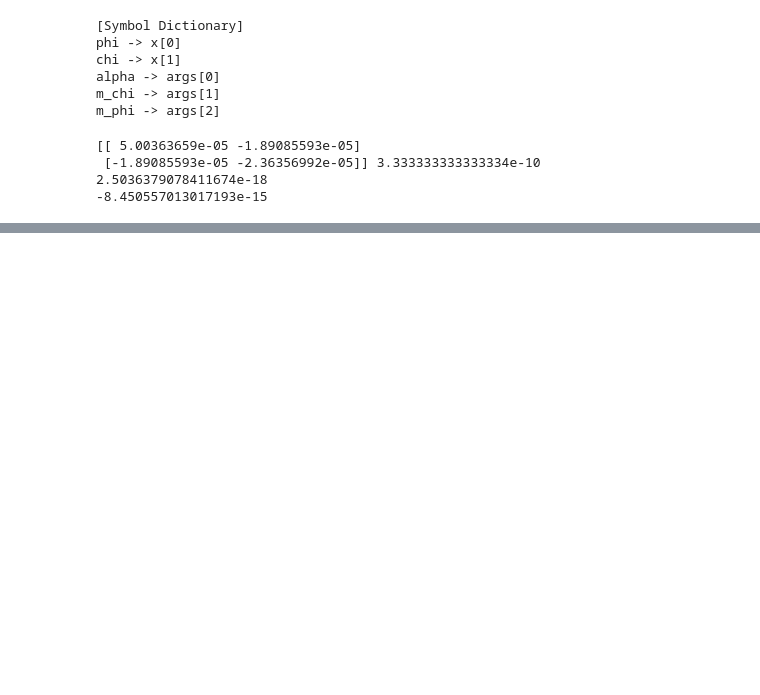
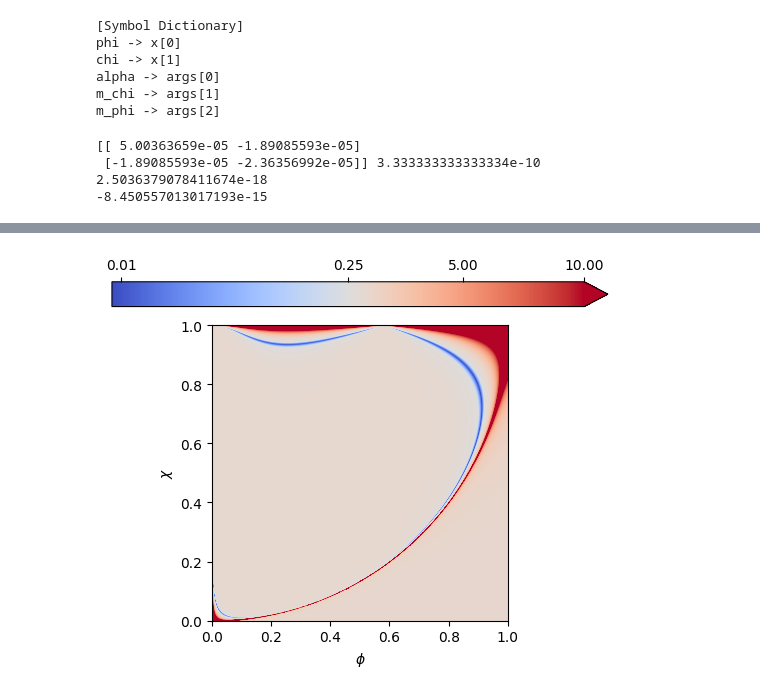
Before and after one commit to smups/inflatox, a Jupyter notebook: notebooks/angular_inf.ipynb, the cells around one changed output, grey strips where cells are left out. Saved outputs shown, nothing was run; the diff lists cells and outputs as text; code cells hidden in the pictures; blank space fills up the shorter version.

```diff
--- a/notebooks/angular_inf.ipynb
+++ b/notebooks/angular_inf.ipynb
@@ -117,22 +117,24 @@ plt.show()
 # %%
-two_norm = mpl.colors.TwoSlopeNorm(0, vmax=10)
-cmap = mpl.colormaps['RdBu'].copy().reversed()
+two_norm = mpl.colors.TwoSlopeNorm(0.25, vmax=10)
+cmap = mpl.colormaps['coolwarm'].copy()
 cmap.set_over(cmap(1.0))
 cmap.set_bad(cmap(1.0))
 
 plt.imshow(
-  np.log10(array),
+  array,
   extent=extent,
   cmap=cmap,
   norm=two_norm,
   aspect='equal'
 )
 plt.colorbar(
   extend='max',
   location='top',
-  ticks=[-10, -5, -3, -2, -1, 0, 5, 10]
+  ticks=[0, 0.01, 0.25, 5, 10]
   )
 
 plt.xlabel(f'${sympy.latex(coords[0])}$')
 plt.ylabel(f'${sympy.latex(coords[1])}$')
 plt.show()
+# %% [output]
+[figure, added]
```
Also changed, not shown: parts of 3 cells of this notebook.
